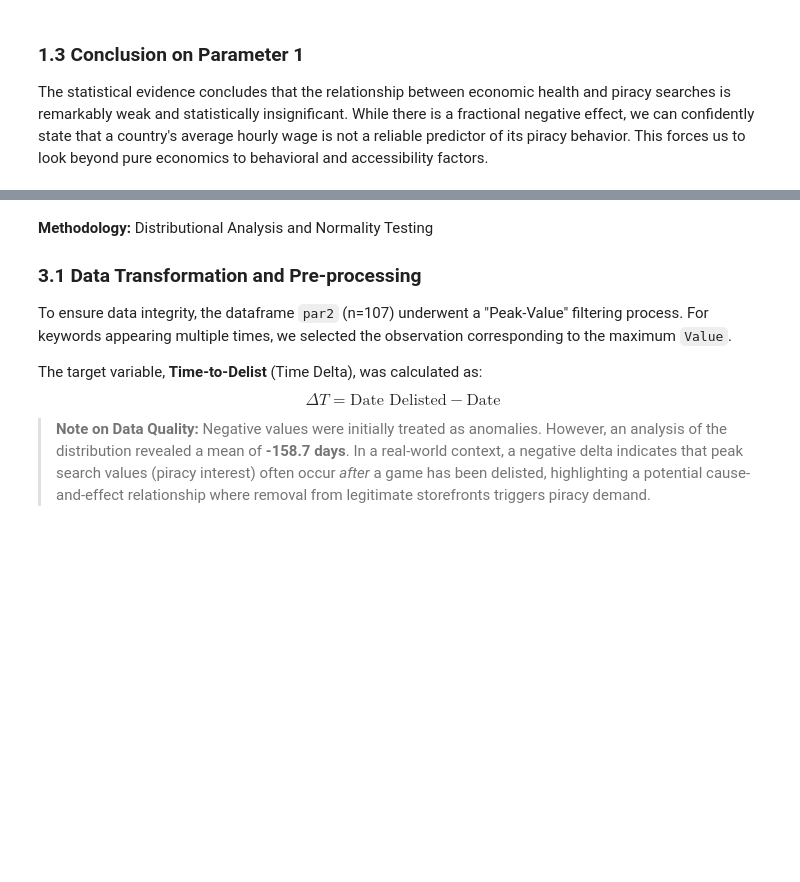
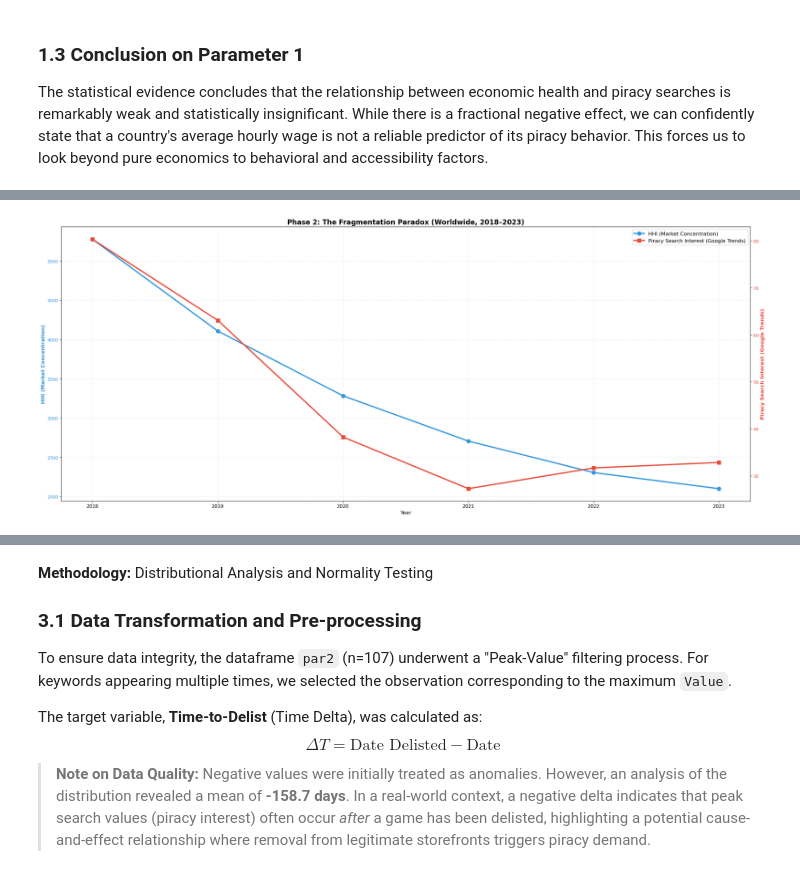
Before and after one commit to V00zi/Shadow-Correction-DaS-Project, a Jupyter notebook: Report/report.ipynb, the cells around one changed output, grey strips where cells are left out. Cells and saved outputs as stored; diff of their text form; code cells hidden in the pictures; blank space fills up the shorter version.

```diff
--- a/Report/report.ipynb
+++ b/Report/report.ipynb
@@ -459,0 +446,83 @@ While the correlation coefficient is weak, the **converging evidence from multip
+# %%
+# Load Parrot Analytics (Worldwide) data
+parrot = pd.read_csv('../Data-sets/streaming_fragmentation_analytics.csv')
+
+# Load Google Trends (Worldwide) data
+google_trends_global = pd.read_csv('../Data-sets/google_trends_parrot_analysis.csv')
+google_trends_global.columns = ['Month', 'Piracy_Search_Index']
+google_trends_global['Month'] = pd.to_datetime(google_trends_global['Month'])
+google_trends_global['Year'] = google_trends_global['Month'].dt.year
+
+# Aggregate to yearly
+yearly_trends_global = (
+    google_trends_global
+    .groupby('Year')['Piracy_Search_Index']
+    .mean()
+    .reset_index()
+)
+
+# Merge with Parrot Analytics
+merged_global = pd.merge(
+    parrot[['Year', 'HHI']],
+    yearly_trends_global,
+    on='Year',
+    how='inner'
+)
+
+# Drop NaNs and sort (template-style data prep)
+df_clean = merged_global.dropna(subset=['HHI', 'Piracy_Search_Index']).sort_values(by='Year')
+
+# Correlation
+r_global, p_global = stats.pearsonr(df_clean['HHI'], df_clean['Piracy_Search_Index'])
+
+# Setup Coordinates
+years = df_clean['Year']
+
+fig, ax1 = plt.subplots(figsize=(24, 10))
+
+# Primary Axis (Left): HHI
+line1, = ax1.plot(
+    years, df_clean['HHI'],
+    marker='o',
+    linewidth=3,
+    markersize=9,
+    color='#3498db',
+    label='HHI (Market Concentration)'
+)
+ax1.set_ylabel('HHI (Market Concentration)', color='#3498db', fontsize=12, fontweight='bold')
+ax1.tick_params(axis='y', labelcolor='#3498db')
+ax1.tick_params(axis='x', labelsize=11)
+
+# Secondary Axis (Right): Piracy Search Interest
+ax2 = ax1.twinx()
+line2, = ax2.plot(
+    years, df_clean['Piracy_Search_Index'],
+    marker='s',
+    linewidth=3,
+    markersize=9,
+    color='#e74c3c',
+    label='Piracy Search Interest (Google Trends)'
+)
+ax2.set_ylabel('Piracy Search Interest (Google Trends)', color='#e74c3c', fontsize=12, fontweight='bold')
+ax2.tick_params(axis='y', labelcolor='#e74c3c')
+
+# X-axis
+ax1.set_xlabel('Year', fontsize=12)
+
+# Legend (template style)
+lines1, labels1 = ax1.get_legend_handles_labels()
+lines2, labels2 = ax2.get_legend_handles_labels()
+ax1.legend(lines1 + lines2, labels1 + labels2, loc='upper right', fontsize=12)
+
+# Title + layout (template style)
+plt.title(
+    'Phase 2: The Fragmentation Paradox (Worldwide, 2018–2023)',
+    fontsize=16,
+    fontweight='bold'
+)
+
+ax1.grid(True, alpha=0.25, linestyle='--', linewidth=0.8)
+fig.tight_layout()
+plt.show()
+# %% [output]
+[figure, added]
```
Also changed, not shown: parts of 34 cells of this notebook, 3 other files.
